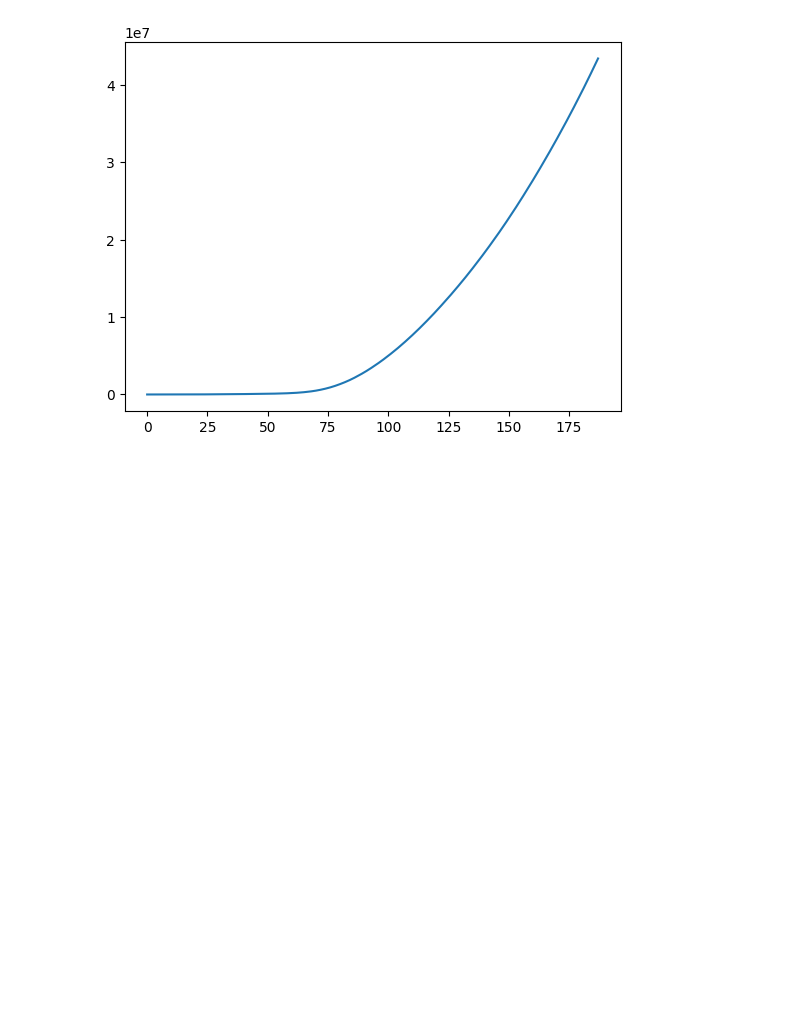
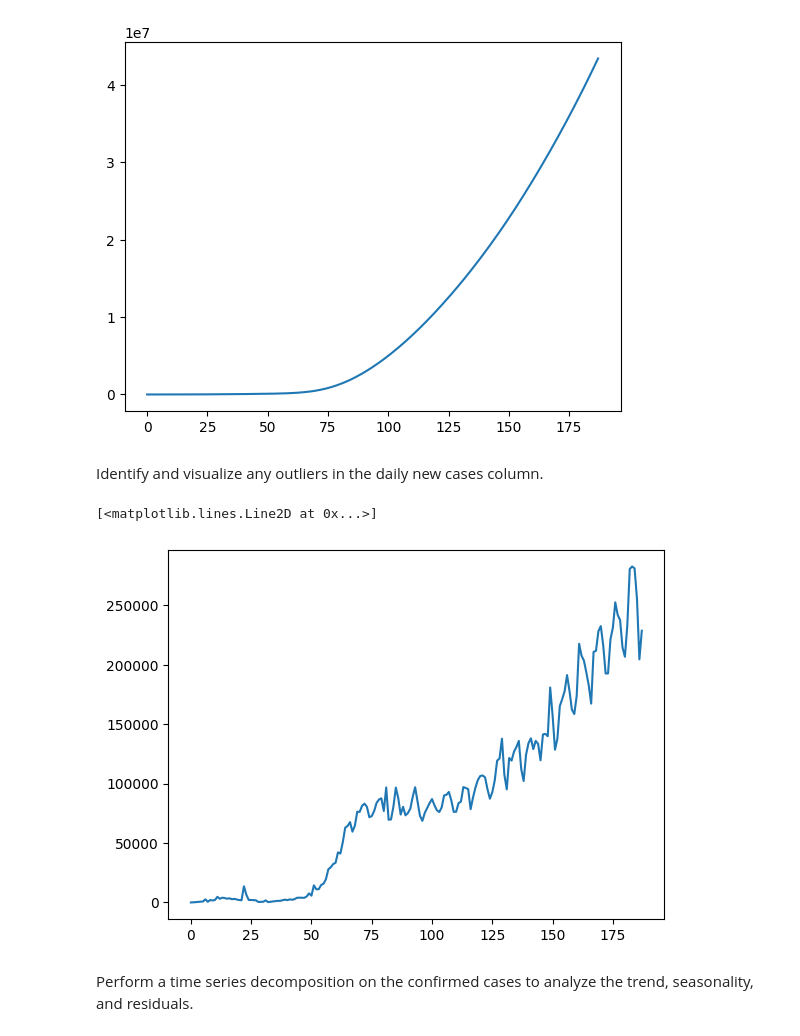
Before and after one commit to akxiit/Normal-Data-Visulization, a Jupyter notebook: notebooks/Covid-19/Day-wise.ipynb, the cells around one changed output. Saved outputs shown, nothing was run; the diff lists cells and outputs as text; code cells hidden in the pictures; blank space fills up the shorter version.

```diff
--- a/notebooks/Covid-19/Day-wise.ipynb
+++ b/notebooks/Covid-19/Day-wise.ipynb
@@ -77,3 +77,12 @@ plt.plot(df['Deaths'].cumsum())
 # %% [output]
 [<matplotlib.lines.Line2D at 0x...>]
 [figure]
+# %% [markdown]
+Identify and visualize any outliers in the daily new cases column.
+# %%
+plt.plot(df['New cases'])
+# %% [output]
+[<matplotlib.lines.Line2D at 0x...>]
+[figure, added]
+# %% [markdown]
+Perform a time series decomposition on the confirmed cases to analyze the trend, seasonality, and residuals.
```
